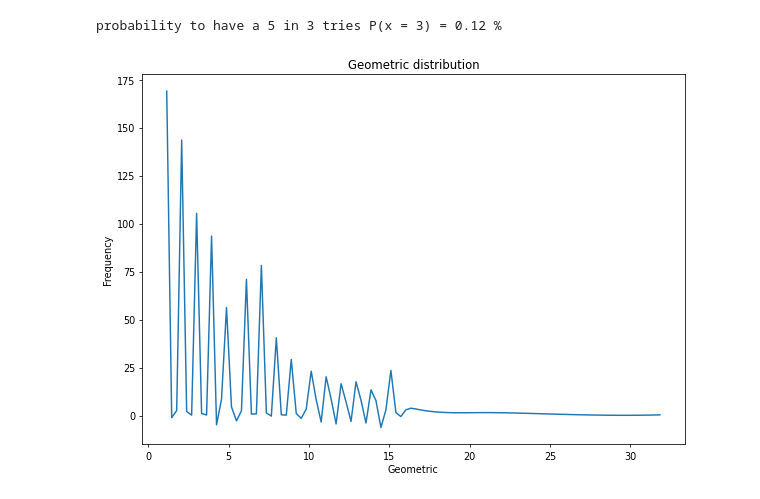
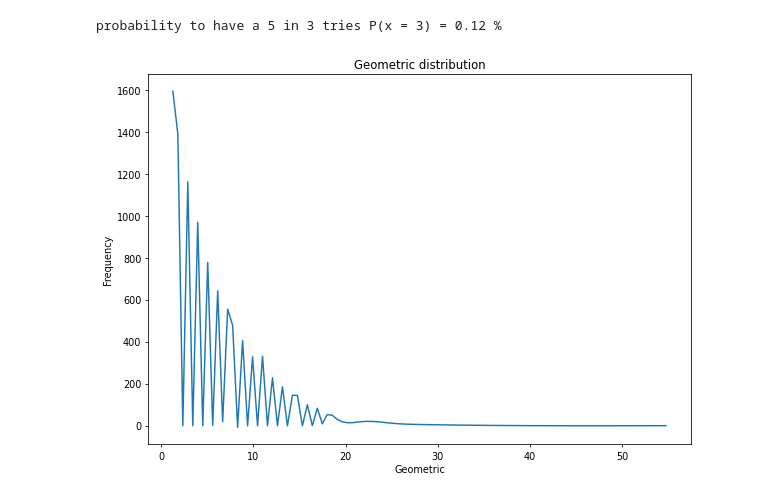
Before and after one commit to caroperez/Statistical_studies, a Jupyter notebook: Probability theory.ipynb, the cells around one changed output. Drawn from its saved outputs; the diff is of its cells as text; code cells hidden in the pictures.

```diff
--- a/Probability theory.ipynb
+++ b/Probability theory.ipynb
@@ -349,22 +349,22 @@ probability to have a 5 in 3 tries P(x = 3) = 0.12 %
 # %%
 %matplotlib inline
 
 # generate data from last distribution poisson
 c = stats.geom(2)
-n = 1000 # tries
+n = 10000 # tries
 df = stats.geom.rvs(1/6, 0, n) # generate your data sample (geometric distribution) with N elements
 p, x = np.histogram(df, 100) # bin it into n = 100
 x = x[:-1] + (x[1] - x[0])/2   # convert bin edges to centers
 
 # plot
 f = UnivariateSpline(x, p, s = n)
 plt.figure(figsize= (10, 7), dpi = 70)
 plt.plot(x, f(x))
 plt.xlabel('Geometric')
 plt.ylabel('Frequency')
 plt.title('Geometric distribution')
 
 # show plot
 plt.show()
 # %% [output]
-[figure, old version]
+[figure, new version]
```
Also changed, not shown: parts of 1 cell of this notebook.
